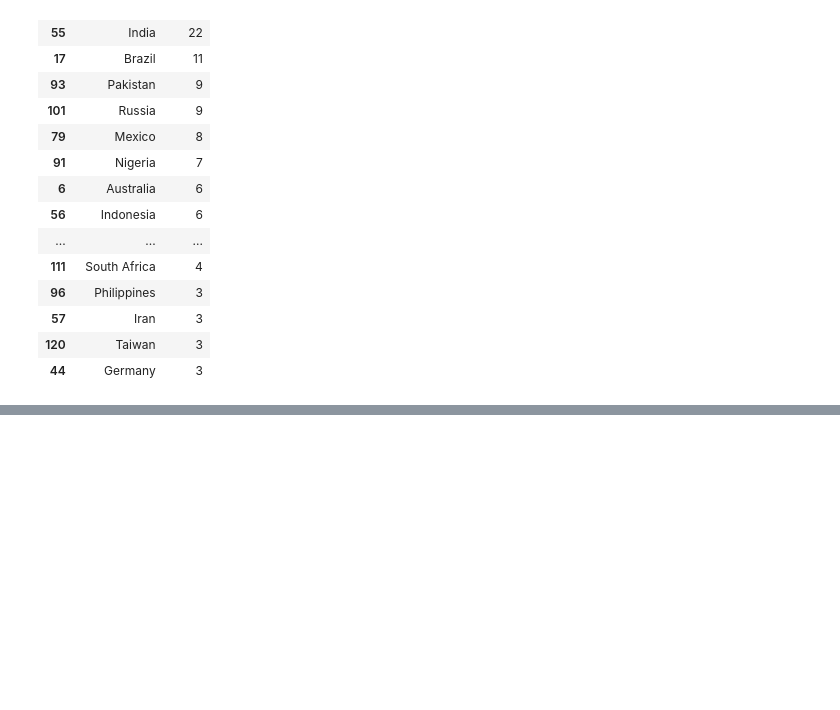
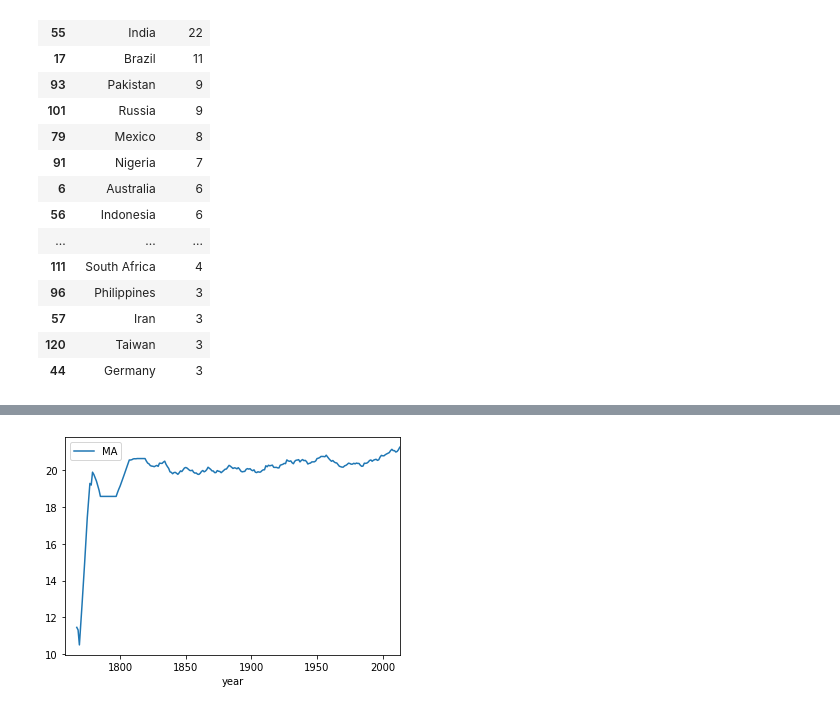
Before and after one commit to stevemn/udacity-da-weather, a Jupyter notebook: weather_trends.ipynb, the cells around one changed output, grey strips where cells are left out. Saved outputs shown, nothing was run; the diff lists cells and outputs as text; code cells hidden in the pictures; blank space fills up the shorter version.

Commit message:
Basic line chart

```diff
--- a/weather_trends.ipynb
+++ b/weather_trends.ipynb
@@ -120,3 +120,5 @@ city_list.groupby(['country']).size().reset_index(name='count').sort_values(['co
 | 57 | Iran | 3 |
 | 120 | Taiwan | 3 |
 | 44 | Germany | 3 |
+# %%
+nola = city_data[ (city_data.city == 'New Orleans') & (city_data.country == 'United States') ]
@@ -122,0 +134,5 @@ city_list.groupby(['country']).size().reset_index(name='count').sort_values(['co
+# %%
+nola = nola.drop(columns=['city', 'country'])
+nola = nola.fillna(method='ffill')
+nola['MA'] = nola['avg_temp'].rolling(window=10).mean()
+nola.head(25)
@@ -122,0 +157,5 @@ city_list.groupby(['country']).size().reset_index(name='count').sort_values(['co
+# %%
+%matplotlib inline
+lines = nola.plot.line(x='year',y='MA')
+# %% [output]
+[figure, added]
```
Also changed, not shown: parts of 14 cells of this notebook.
